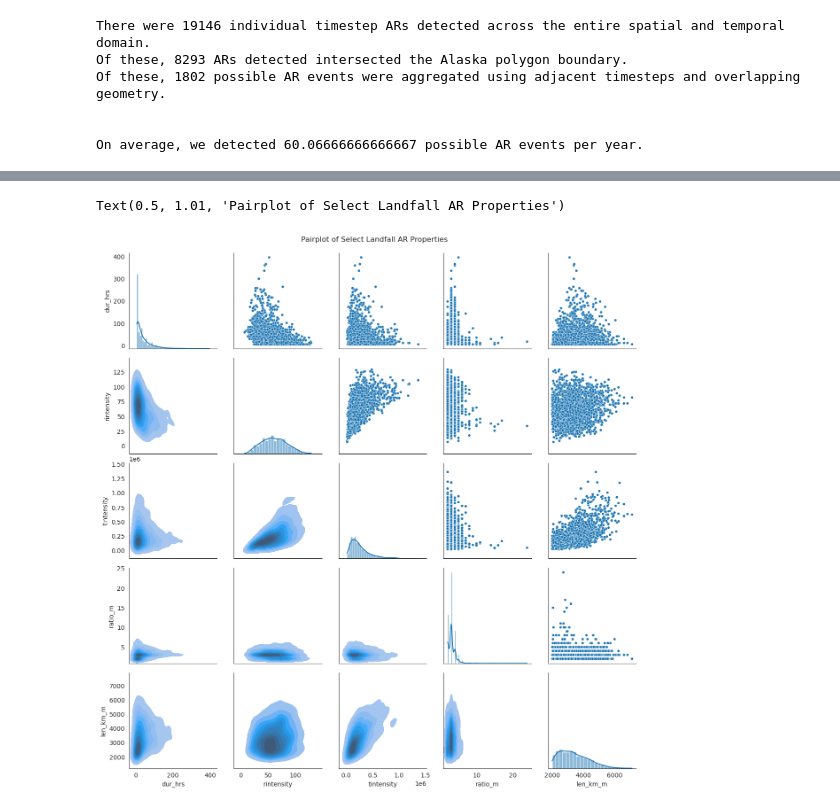
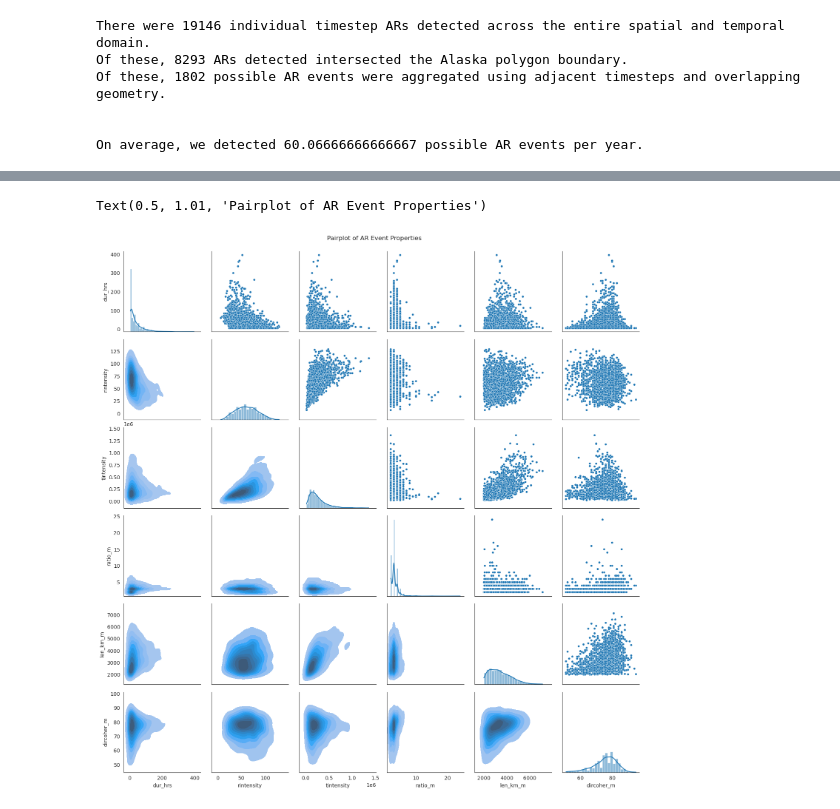
Before and after one commit to ua-snap/ar_avalanche, a Jupyter notebook: AR_QC.ipynb, the cells around one changed output, grey strips where cells are left out. Cells and saved outputs as stored; diff of their text form; code cells hidden in the pictures.

```diff
--- a/AR_QC.ipynb
+++ b/AR_QC.ipynb
@@ -171,13 +192,13 @@ plt.setp(axes, yticks=[], xticks=[])
 # %%
-sub = gdf[['dur_hrs', 'rintensity', 'tintensity', 'ratio_m', 'len_km_m']]
+sub = gdf[['dur_hrs', 'rintensity', 'tintensity', 'ratio_m', 'len_km_m', 'dircoher_m']]
 sns.set_style("white")
 
 g = sns.PairGrid(sub)
 g.map_upper(sns.scatterplot, size=0.1)
 g.map_lower(sns.kdeplot, fill=True)
 g.map_diag(sns.histplot, kde=True)
 
-g.fig.suptitle('Pairplot of Select Landfall AR Properties', y=1.01)
+g.fig.suptitle('Pairplot of AR Event Properties', y=1.01)
 # %% [output]
-Text(0.5, 1.01, 'Pairplot of Select Landfall AR Properties')
+Text(0.5, 1.01, 'Pairplot of AR Event Properties')
-[figure, old version]
+[figure, new version]
```
Also changed, not shown: parts of 20 cells of this notebook.
